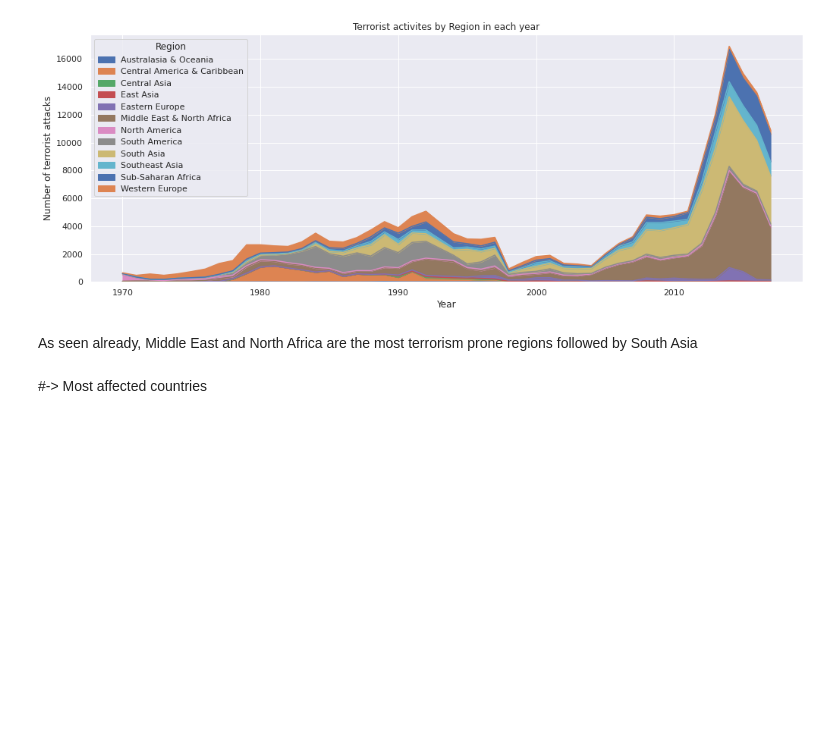
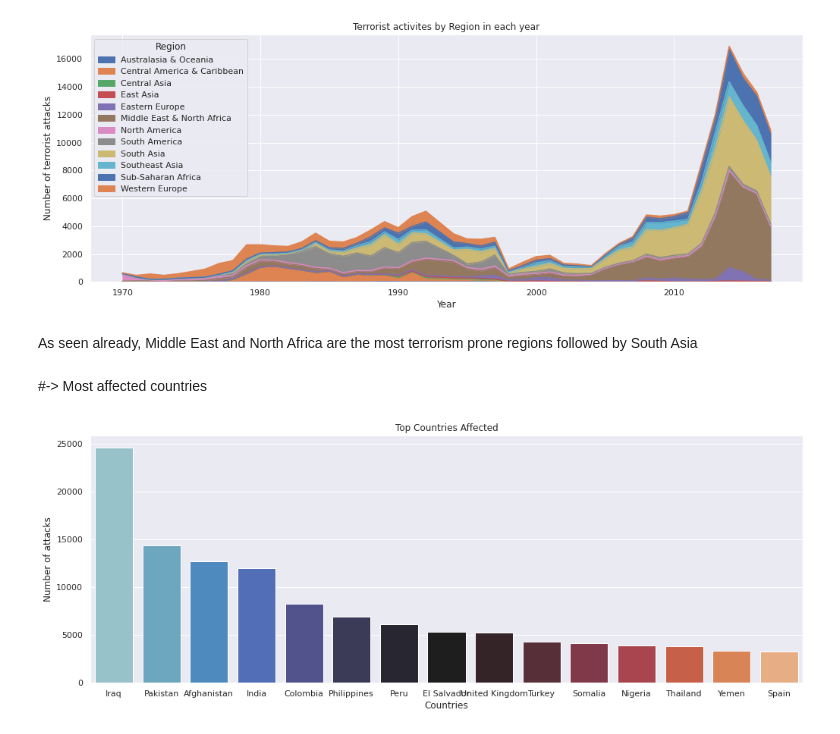
Before and after one commit to 3saswat/Global-Terrorism-data-analysis, a Jupyter notebook: saswat_ku_biswal_global_terrorism_Capstone_Project.ipynb, the cells around one changed output. Cells and saved outputs as stored; diff of their text form; code cells hidden in the pictures; blank space fills up the shorter version.

Commit message:
Fifth commit on global terrorism

```diff
--- a/saswat_ku_biswal_global_terrorism_Capstone_Project.ipynb
+++ b/saswat_ku_biswal_global_terrorism_Capstone_Project.ipynb
@@ -215,3 +219,13 @@ plt.show()
 As seen already, Middle East and North Africa are the most terrorism prone regions followed by South Asia
 # %% [markdown]
 #-> Most affected countries
+# %%
+#Bar plot
+plt.subplots(figsize=(15,6))
+sns.barplot(df_terror['Country'].value_counts()[:15].index,df_terror['Country'].value_counts()[:15].values,palette='icefire')
+plt.title('Top Countries Affected')
+plt.xlabel('Countries')
+plt.ylabel('Number of attacks')
+plt.show()
+# %% [output]
+[figure, added]
```
Also changed, not shown: parts of 11 cells of this notebook.
